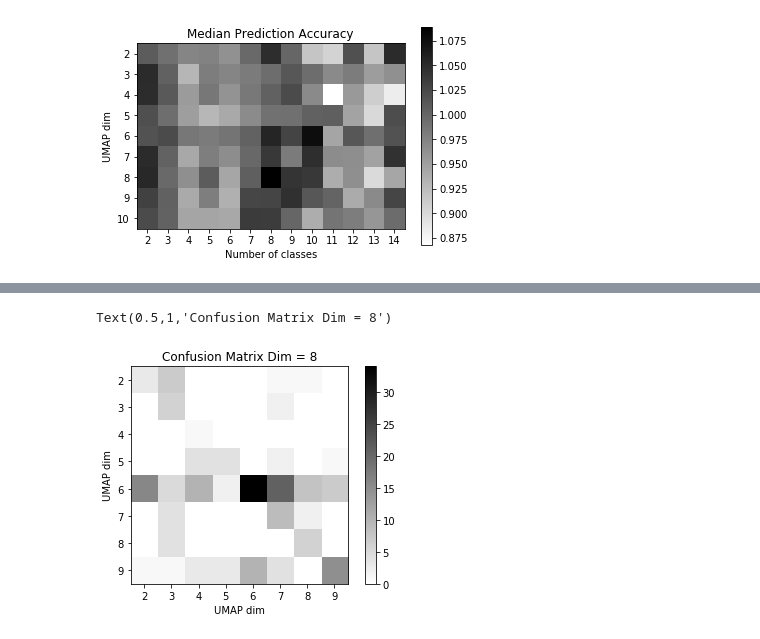
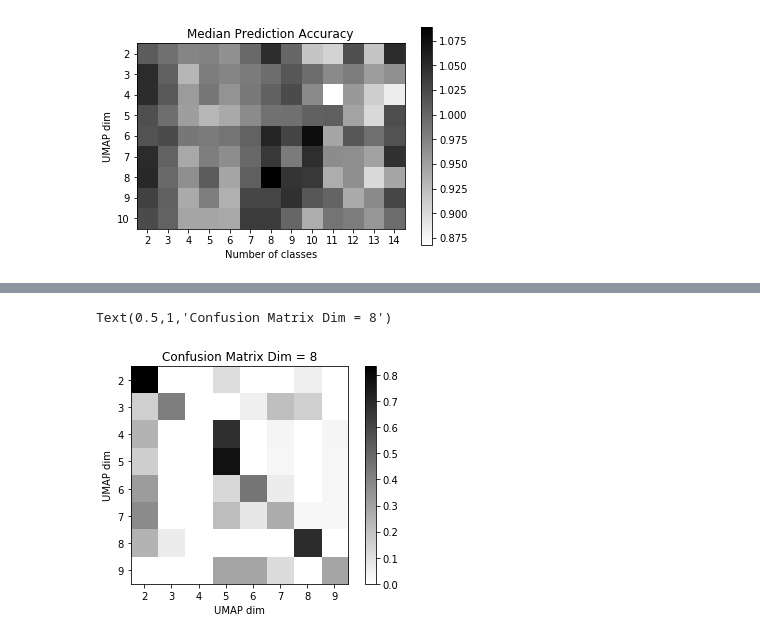
Before and after one commit to BouchardLab/ML_4_prec_prognosis, a Jupyter notebook: bin/confusionmatrix.ipynb, the cells around one changed output, grey strips where cells are left out. Cells and saved outputs as stored; diff of their text form; code cells hidden in the pictures.

```diff
--- a/bin/confusionmatrix.ipynb
+++ b/bin/confusionmatrix.ipynb
@@ -101,3 +88,15 @@ with h5py.File(filename, 'r') as f:
     feature_bm = f['feature_name_subset_biomarker'][:]
     feature_oc = f['feature_name_subset_outcome'][:]
     pid = f['patient_id'][:]
+# %%
+k=8
+c=8
+confmat = np.zeros((8,8))
+
+seed=0
+
+embedding = run_umap(data_oc, 100, n_neighbors=10,min_dist=0.001, random_state=seed)
+print(embedding.shape)
+Z = hierarchy.linkage(embedding, 'ward', optimal_ordering=True)
+labels = hierarchy.cut_tree(Z, n_clusters=c).reshape(247)
+plt.hist(labels)
@@ -104,18 +109,9 @@ with h5py.File(filename, 'r') as f:
 # %%
-k=8
-c=8
-confmat = np.zeros((8,8))
-
-embedding = run_umap(data_oc, k, n_neighbors=10,min_dist=0.001)
-Z = hierarchy.linkage(embedding, 'ward', optimal_ordering=True)
-labels = hierarchy.cut_tree(Z, n_clusters=c).reshape(247)
-
-
-rf = RFC(100)
-
-testX, trainX, testY, trainY = train_test_split(data_oc, labels, test_size=0.2)
+rf = RFC(100, random_state=seed)
+testX, trainX, testY, trainY = train_test_split(data_oc, labels, test_size=0.2, random_state=seed)
 rf.fit(trainX, trainY)
 predictions = rf.predict(testX)
 prob = rf.predict_proba(testX)
 for p,a in zip(predictions, testY):
-    confmat[p,a] += 1
+    confmat[a,p] += 1
+confmat
@@ -122,15 +146,15 @@ for p,a in zip(predictions, testY):
 # %%
 f, ax = plt.subplots(1)
-im = ax.imshow(confmat, cmap='gray_r')
+im = ax.imshow(confmat/confmat.sum(axis=1, keepdims=True), cmap='gray_r')
 f.colorbar(im)
 umap_dims = np.arange(2,10)
 ax.set_xticks(np.arange(len(umap_dims)))
 ax.set_xticklabels(umap_dims)
 ax.set_xlabel('UMAP dim')
 ax.set_yticks(np.arange(len(umap_dims)))
 ax.set_yticklabels(umap_dims)
 ax.set_ylabel('UMAP dim')
 ax.set_title('Confusion Matrix Dim = 8')
 # %% [output]
 Text(0.5,1,'Confusion Matrix Dim = 8')
-[figure, old version]
+[figure, new version]
```
Also changed, not shown: parts of 6 cells of this notebook, 2 other files.
